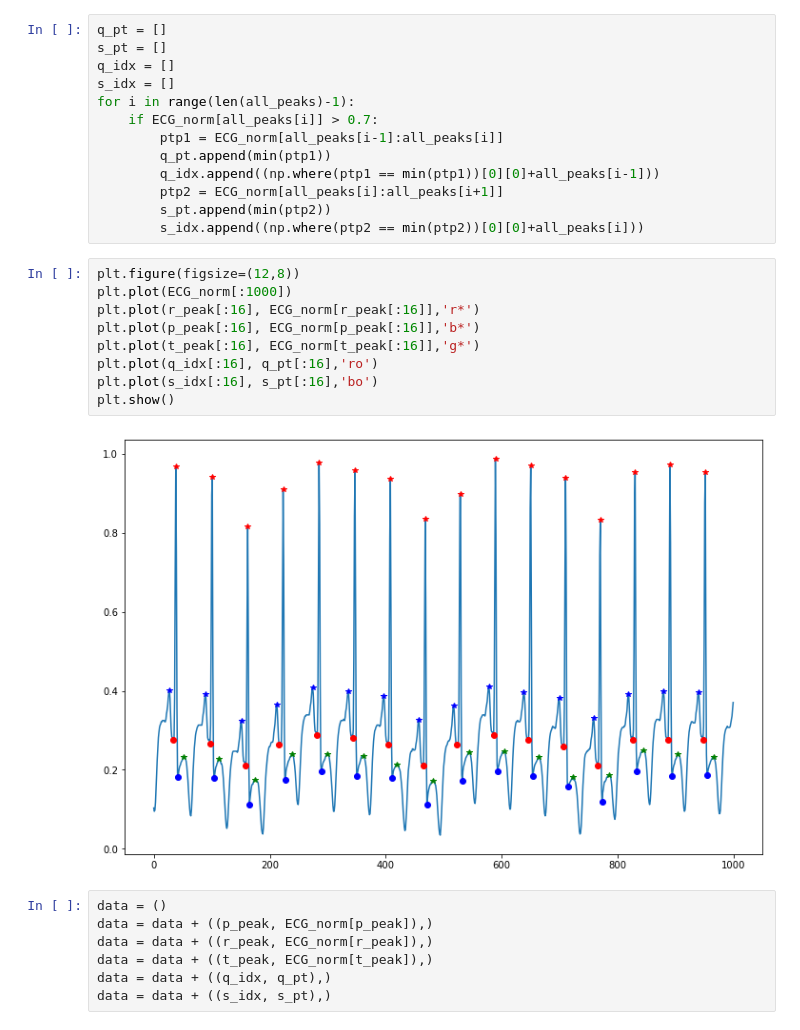
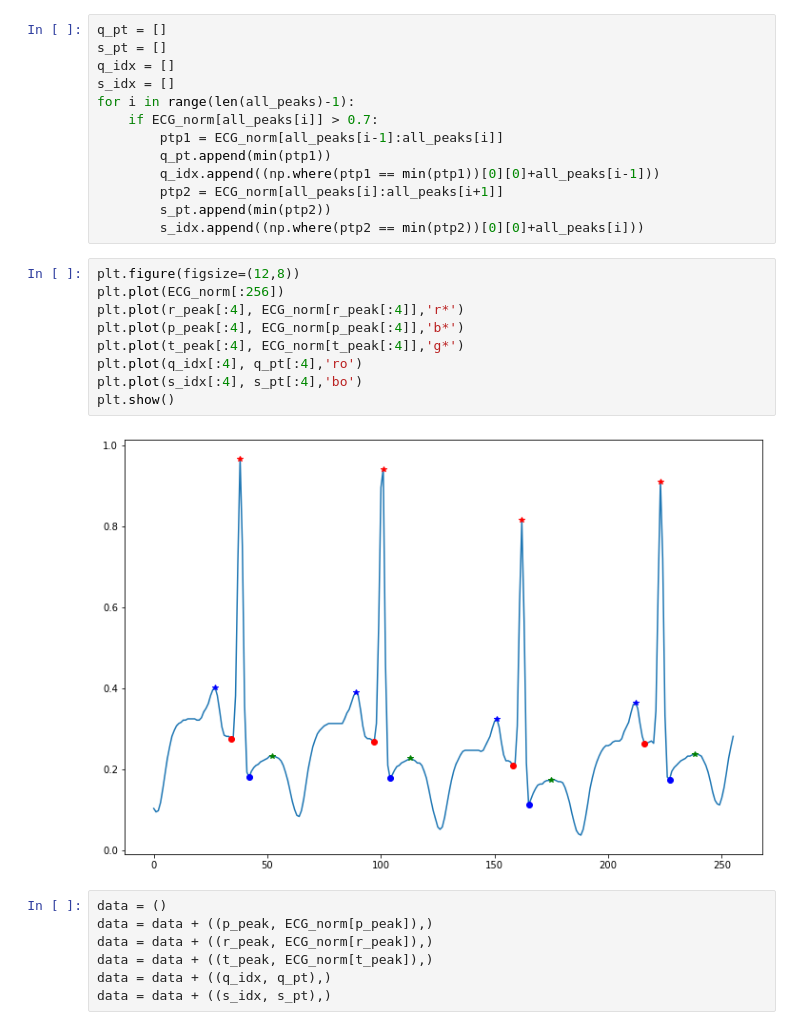
Before and after one commit to anr22156/VT_SeniorDesign, a Jupyter notebook: Algorithm_practice.ipynb, the cells around one changed output. Drawn from its saved outputs; the diff is of its cells as text.

```diff
--- a/Algorithm_practice.ipynb
+++ b/Algorithm_practice.ipynb
@@ -112,15 +112,15 @@ for i in range(len(all_peaks)-1):
         s_idx.append((np.where(ptp2 == min(ptp2))[0][0]+all_peaks[i]))
 # %%
 plt.figure(figsize=(12,8))
-plt.plot(ECG_norm[:1000])
-plt.plot(r_peak[:16], ECG_norm[r_peak[:16]],'r*')
-plt.plot(p_peak[:16], ECG_norm[p_peak[:16]],'b*')
-plt.plot(t_peak[:16], ECG_norm[t_peak[:16]],'g*')
-plt.plot(q_idx[:16], q_pt[:16],'ro')
-plt.plot(s_idx[:16], s_pt[:16],'bo')
+plt.plot(ECG_norm[:256])
+plt.plot(r_peak[:4], ECG_norm[r_peak[:4]],'r*')
+plt.plot(p_peak[:4], ECG_norm[p_peak[:4]],'b*')
+plt.plot(t_peak[:4], ECG_norm[t_peak[:4]],'g*')
+plt.plot(q_idx[:4], q_pt[:4],'ro')
+plt.plot(s_idx[:4], s_pt[:4],'bo')
 plt.show()
 # %% [output]
-[figure, old version]
+[figure, new version]
 # %%
 data = ()
 data = data + ((p_peak, ECG_norm[p_peak]),)
```
Also changed, not shown: parts of 41 cells of this notebook, 2 other files.
